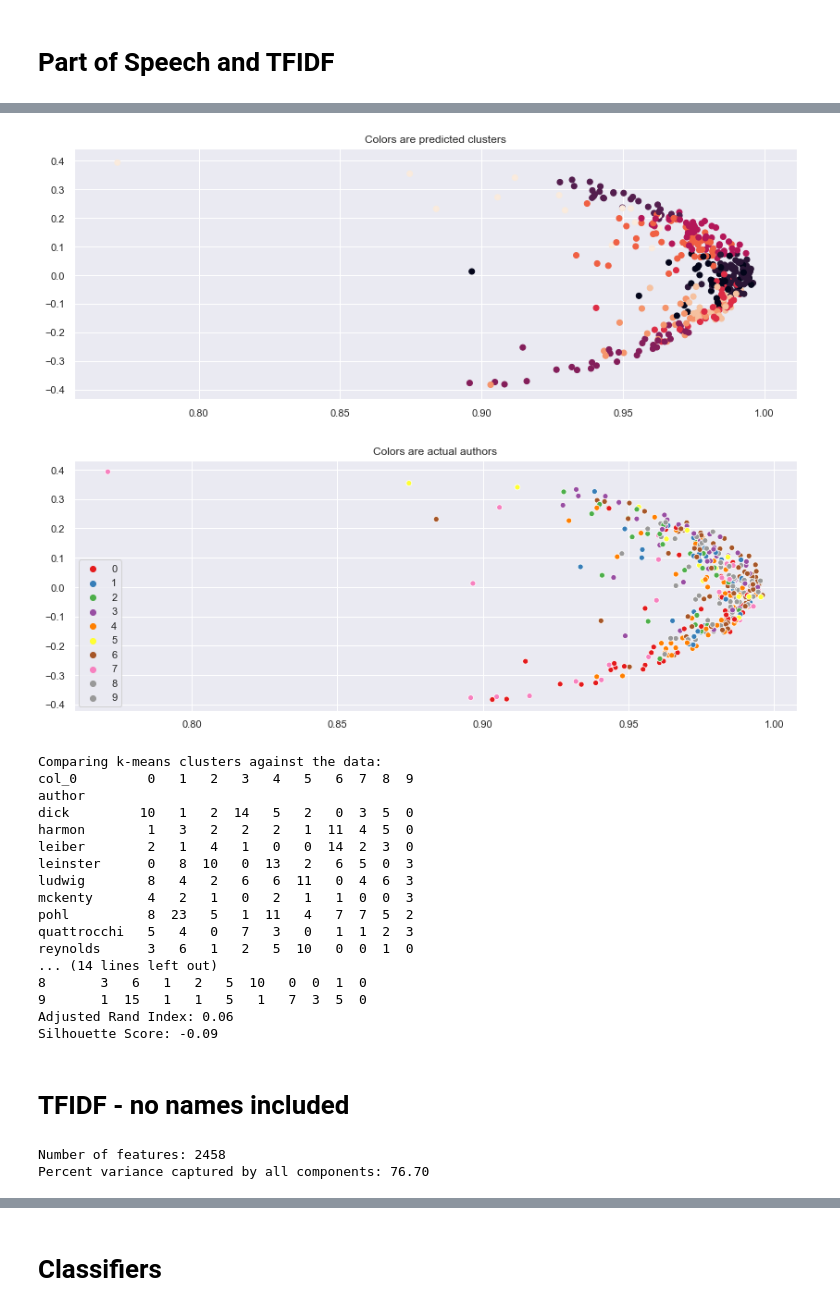
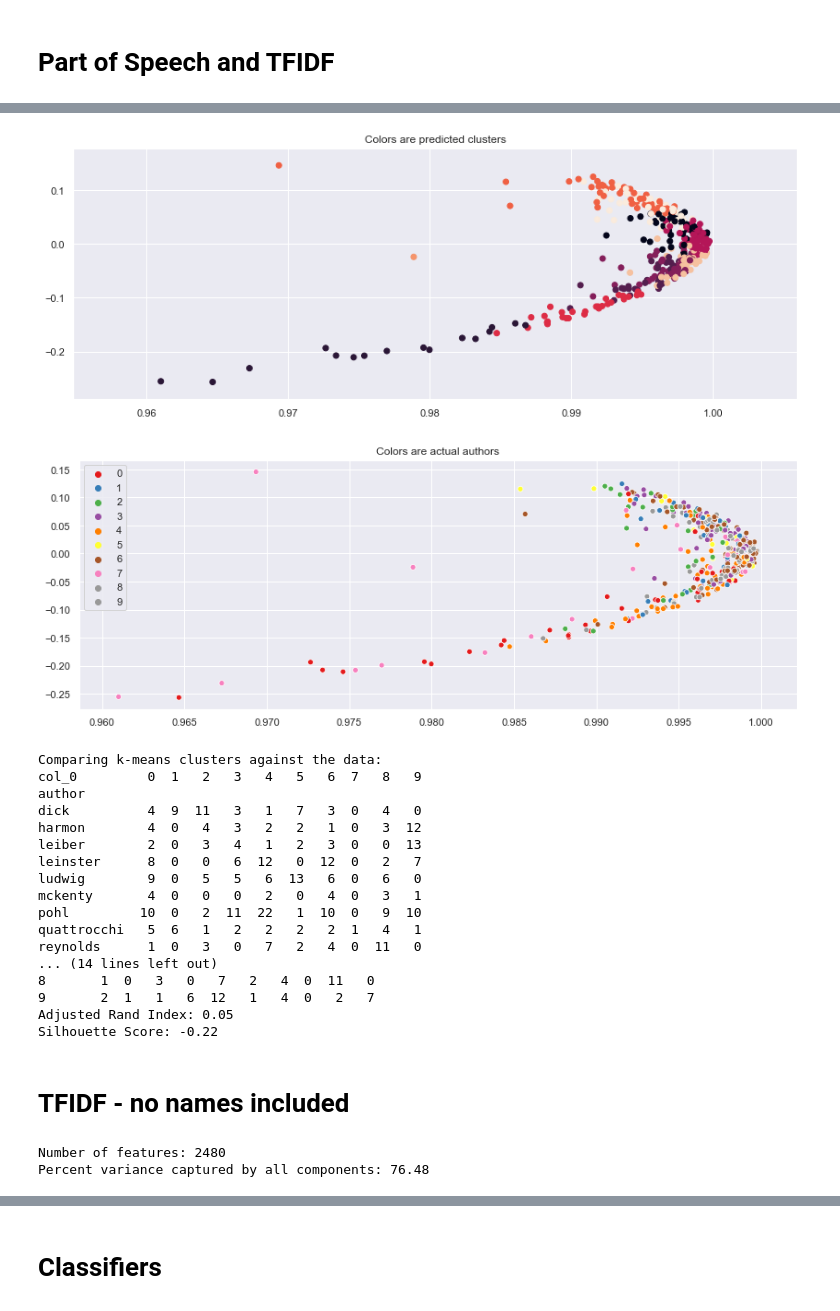
Before and after one commit to cbevis/U4_Capstone, a Jupyter notebook: U4_Capstone.ipynb, the cells around one changed output, grey strips where cells are left out. Cells and saved outputs as stored; diff of their text form; code cells hidden in the pictures.

```diff
--- a/U4_Capstone.ipynb
+++ b/U4_Capstone.ipynb
@@ -222,11 +222,3 @@ df.reset_index(inplace=True, drop=True)
 df.shape
 # %% [output]
 (503, 3)
-# %%
-# Found a typo in 2 file names
-df.loc[df['author']=='stetcher', 'author'] = 'stecher'
-df.loc[df['text']=='stetcher1', 'text'] = 'stecher1'
-df.loc[df['text']=='stetcher2', 'text'] = 'stecher2'
-
-# Check that authors loaded in correctly
-df['author'].unique()
@@ -303,6 +300,3 @@ df_pos = pd.DataFrame(X_pos.toarray(), columns=columns_pos)
  [ 42  45  34 ...  63   0  75]
  [ 37  35  21 ...  44   0  77]
  [ 59  54  40 ... 118   0 113]]
-# %%
-# Only do this one time
-df = df.join(df_pos, lsuffix='words', rsuffix='pos')
@@ -376,7 +384,7 @@ X_train, X_test, y_train, y_test = train_test_split(both_sents,
 
 vectorizer_tfidf = TfidfVectorizer(max_df=0.75, # drop words that occur in more than this % of paragraphs
                              min_df=5, # only use words that appear at least 5 times
-                             #stop_words='english',
+                             stop_words=STOP_WORDS,
                              lowercase=True, #convert everything to lower case
                              use_idf=True,#we definitely want to use inverse document frequencies in our weighting
                              norm=u'l2', #Applies a correction factor so that longer paragraphs and shorter paragraphs get treated equally
@@ -412,6 +420,10 @@ for i, j in zip(*X_train_tfidf_csr.nonzero()):
 df_tfidf_train = pd.DataFrame(X_train_tfidf.toarray(), columns=list(terms))
 df_tfidf_test = pd.DataFrame(X_test_tfidf.toarray(), columns=list(terms))
 
+# This is a little redundant, but used later to join with the full dataframe, could also join
+# the train and test dataframes
+df_tfidf = pd.DataFrame(vectorizer_tfidf.transform(both_sents).toarray(), columns=list(terms))
+
 # Reduce number of features
 svd = TruncatedSVD(200)
 lsa = make_pipeline(svd, Normalizer(copy=False))
@@ -716,0 +712,3 @@ df.head()
+# %%
+df_tfidf_pos = df.join(df_tfidf, lsuffix='df', rsuffix='tfidf')
+df_tfidf_pos.head()
@@ -717,7 +734,8 @@ df.head()
 # %%
-df_tfidf_pos = df.drop(['word_count', 'all_count', 'text_sentences', 'text', 'author', 'verb_perc', 'noun_perc'], axis=1)
+df_tfidf_pos_train = df_tfidf_pos.drop(['all_count', 'text_sentences', 'text', 'author', 'noun_perc',
+                        'verb_perc', 'exclamation', 'questiondf', 'all_caps', 'sym', 'intj'], axis=1)
 
-X_train_tf_pos, X_test_tf_pos, y_train_tf_pos, y_test_tf_pos = train_test_split(df_tfidf_pos,
+X_train_tf_pos, X_test_tf_pos, y_train_tf_pos, y_test_tf_pos = train_test_split(df_tfidf_pos_train,
                                                                                 df['author'],
                                                                                 test_size=0.25,
                                                                                 random_state=0)
@@ -729,52 +747,52 @@ lsa = make_pipeline(svd, Normalizer(copy=False))
 X_train_lsa_tf_pos = lsa.fit_transform(X_train_tf_pos)
 X_test_lsa_tf_pos = lsa.transform(X_test_tf_pos)
 
 
 # Calculate predicted values.
 y_pred2 = KMeans(n_clusters=10).fit_predict(X_train_lsa_tf_pos)
 
 # Plot the solution.
 plt.scatter(X_train_lsa_tf_pos[:, 0], X_train_lsa_tf_pos[:, 1], c=y_pred2)
 plt.title('Colors are predicted clusters')
 plt.show()
 
 le = LabelEncoder()
 y_train_enc = le.fit_transform(y_train_tf_pos)
 y_test_enc = le.fit_transform(y_test_tf_pos)
 
 sns.scatterplot(X_train_lsa_tf_pos[:, 0], X_train_lsa_tf_pos[:, 1], hue=y_train_enc, legend='full', palette='Set1')
 plt.title('Colors are actual authors')
 plt.show()
 # Check the solution against the data.
 print('Comparing k-means clusters against the data:')
 print(pd.crosstab(y_train_tf_pos, y_pred2))
 print('\nCrosstab with label encoded values.  Columns are clusters\n')
 print(pd.crosstab(y_train_enc, y_pred2))
 print('Adjusted Rand Index: {:.2f}'.format(metrics.adjusted_rand_score(y_train_tf_pos,
                                                                        y_pred2)))
 print('Silhouette Score: {:.2f}'.format(metrics.silhouette_score(X_train_tf_pos,
                                                                 y_pred2,
                                                                 metric='euclidean')))
 # %% [output]
-[figure, old version]
+[figure, new version]
-[figure, old version]
+[figure, new version]
 Comparing k-means clusters against the data:
-col_0         0   1   2   3   4   5   6  7  8  9
+col_0         0  1   2   3   4   5   6  7   8   9
 author
-dick         10   1   2  14   5   2   0  3  5  0
-harmon        1   3   2   2   2   1  11  4  5  0
-leiber        2   1   4   1   0   0  14  2  3  0
-leinster      0   8  10   0  13   2   6  5  0  3
-ludwig        8   4   2   6   6  11   0  4  6  3
-mckenty       4   2   1   0   2   1   1  0  0  3
-pohl          8  23   5   1  11   4   7  7  5  2
-quattrocchi   5   4   0   7   3   0   1  1  2  3
-reynolds      3   6   1   2   5  10   0  0  1  0
+dick          4  9  11   3   1   7   3  0   4   0
+harmon        4  0   4   3   2   2   1  0   3  12
+leiber        2  0   3   4   1   2   3  0   0  13
+leinster      8  0   0   6  12   0  12  0   2   7
+ludwig        9  0   5   5   6  13   6  0   6   0
+mckenty       4  0   0   0   2   0   4  0   3   1
+pohl         10  0   2  11  22   1  10  0   9  10
+quattrocchi   5  6   1   2   2   2   2  1   4   1
+reynolds      1  0   3   0   7   2   4  0  11   0
 ... (14 lines left out)
-8       3   6   1   2   5  10   0  0  1  0
-9       1  15   1   1   5   1   7  3  5  0
-Adjusted Rand Index: 0.06
-Silhouette Score: -0.09
+8       1  0   3   0   7   2   4  0  11   0
+9       2  1   1   6  12   1   4  0   2   7
+Adjusted Rand Index: 0.05
+Silhouette Score: -0.22
 # %% [markdown]
 # TFIDF - no names included
 # %%
@@ -812,7 +830,7 @@ no_name_terms = vect_tfidf_no_name.get_feature_names()
 
 #for each paragraph, lists the feature words and their tf-idf scores
 for i, j in zip(*X_train_tfidf_csr2.nonzero()):
-    tfidf_bypara[i][terms[j]] = X_train_tfidf_csr2[i, j]
+    tfidf_bypara[i][no_name_terms[j]] = X_train_tfidf_csr2[i, j]
 
 #Keep in mind that the log base 2 of 1 is 0, so a tf-idf score of 0 indicates that the word was present once in that sentence.
 #print('Original sentence:', X_train[1])
@@ -833,6 +851,6 @@ variance_explained = svd2.explained_variance_ratio_
 total_variance = variance_explained.sum()
 print("Percent variance captured by all components: {:.2f}".format(total_variance*100))
 # %% [output]
-Number of features: 2458
-Percent variance captured by all components: 76.70
+Number of features: 2480
+Percent variance captured by all components: 76.48
 # %%
```
Also changed, not shown: parts of 42 cells of this notebook.
